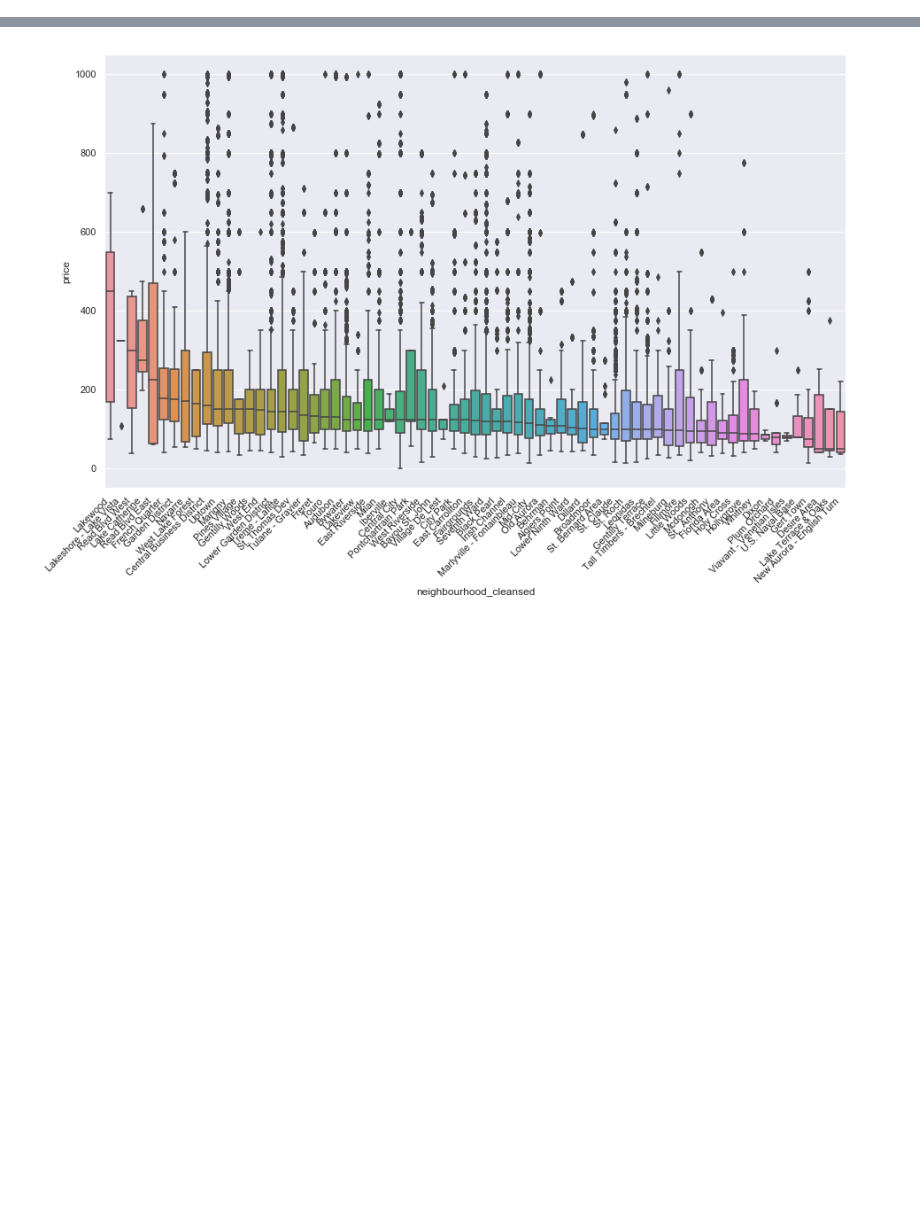
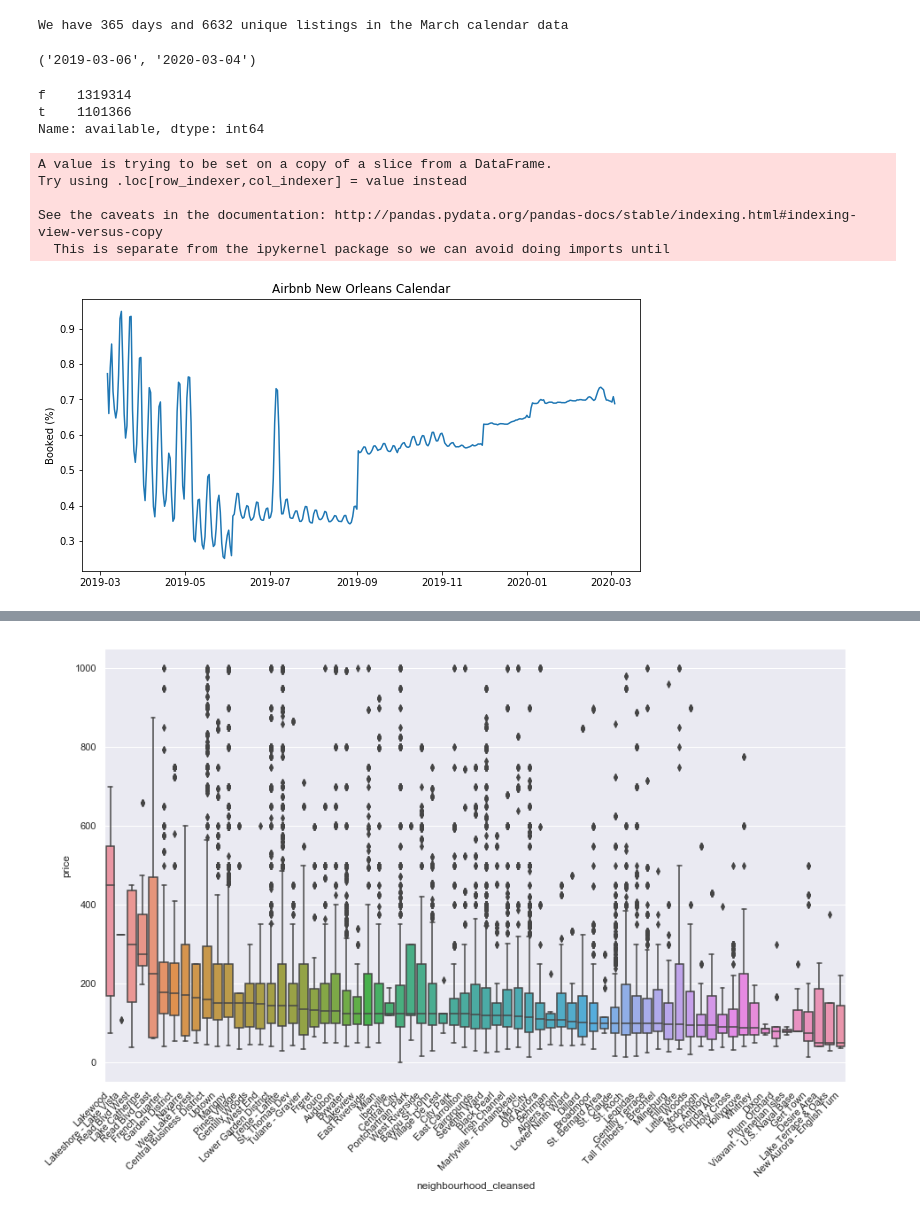
Before and after one commit to LoriHarris/Airbnb_ML, a Jupyter notebook: airbnb_listings.ipynb, the cells around one changed output, grey strips where cells are left out. Drawn from its saved outputs; the diff is of its cells as text; code cells hidden in the pictures; blank space fills up the shorter version.

```diff
--- a/airbnb_listings.ipynb
+++ b/airbnb_listings.ipynb
@@ -5,0 +21,38 @@ import pandas as pd
+# %%
+#Read in calendar.csv into a pandas DataFrame
+cal = pd.read_csv('../Resources/calendar.csv.gz')
+print('We have',cal.date.nunique(), 'days and', cal.listing_id.nunique(),'unique listings in the March calendar data')
+# %% [output]
+We have 365 days and 6632 unique listings in the March calendar data
+# %%
+# Calendar covers one year
+cal.date.min(), cal.date.max()
+# %% [output]
+('2019-03-06', '2020-03-04')
+# %%
+# f = not available; t = available
+cal.available.value_counts()
+# %% [output]
+f    1319314
+t    1101366
+Name: available, dtype: int64
+# %%
+# Convert from f/t to 1/0
+cal_new = cal [['date', 'available']]
+cal_new['booked'] = cal_new.available.map(lambda x: 0 if x=='t' else 1)
+cal_new = cal_new.groupby('date')['booked'].mean().reset_index()
+cal_new['date'] = pd.to_datetime(cal_new['date'])
+
+plt.figure(figsize=(10,5))
+plt.plot(cal_new['date'], cal_new['booked'])
+plt.title('Airbnb New Orleans Calendar')
+plt.ylabel('Booked (%)')
+plt.savefig('booked_no_cal.png')
+plt.show()
+# %% [output]
+A value is trying to be set on a copy of a slice from a DataFrame.
+Try using .loc[row_indexer,col_indexer] = value instead
+
+See the caveats in the documentation: http://pandas.pydata.org/pandas-docs/stable/indexing.html#indexing-view-versus-copy
+  This is separate from the ipykernel package so we can avoid doing imports until
+[figure, added]
```
Also changed, not shown: parts of 56 cells of this notebook, 10 other files.
